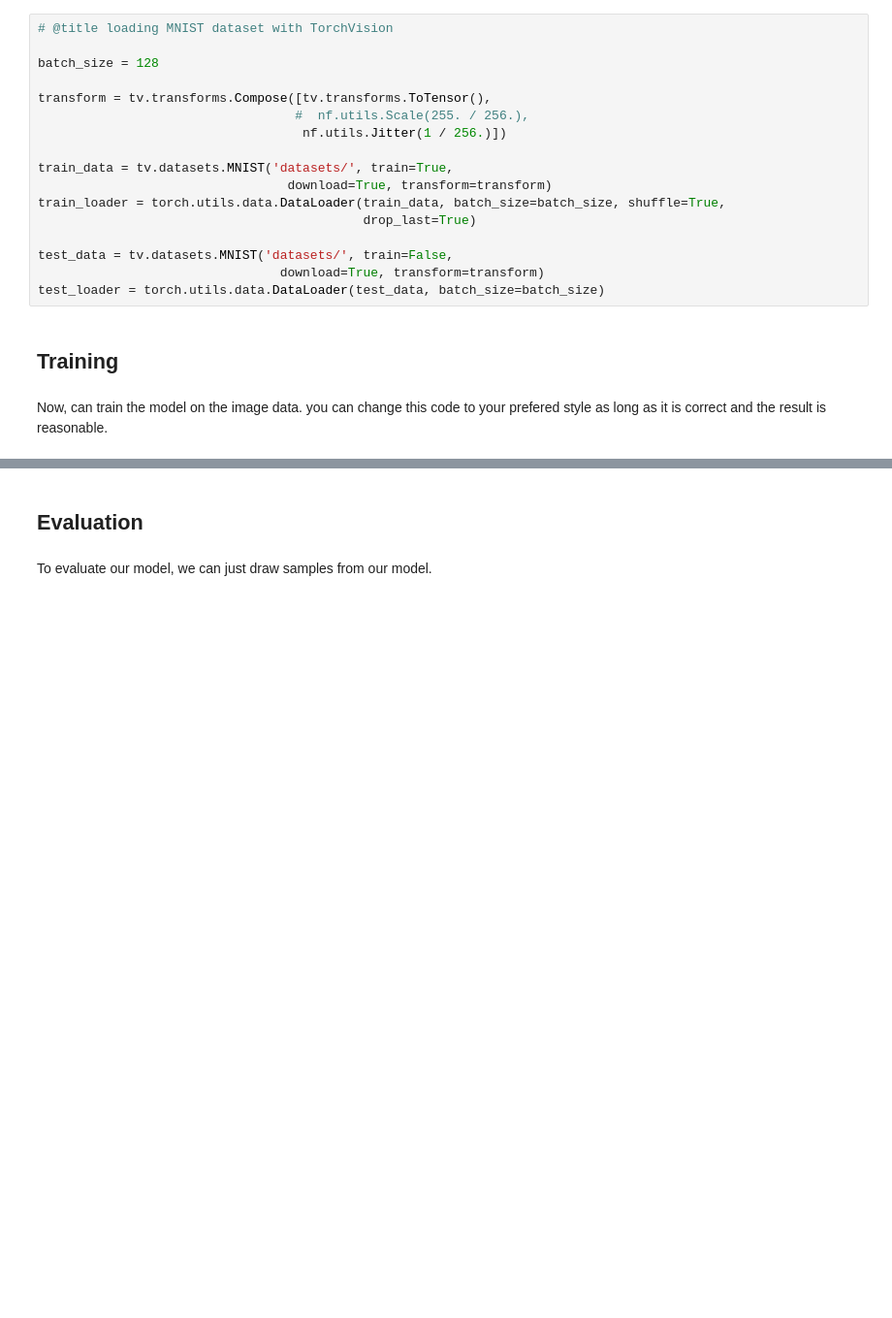
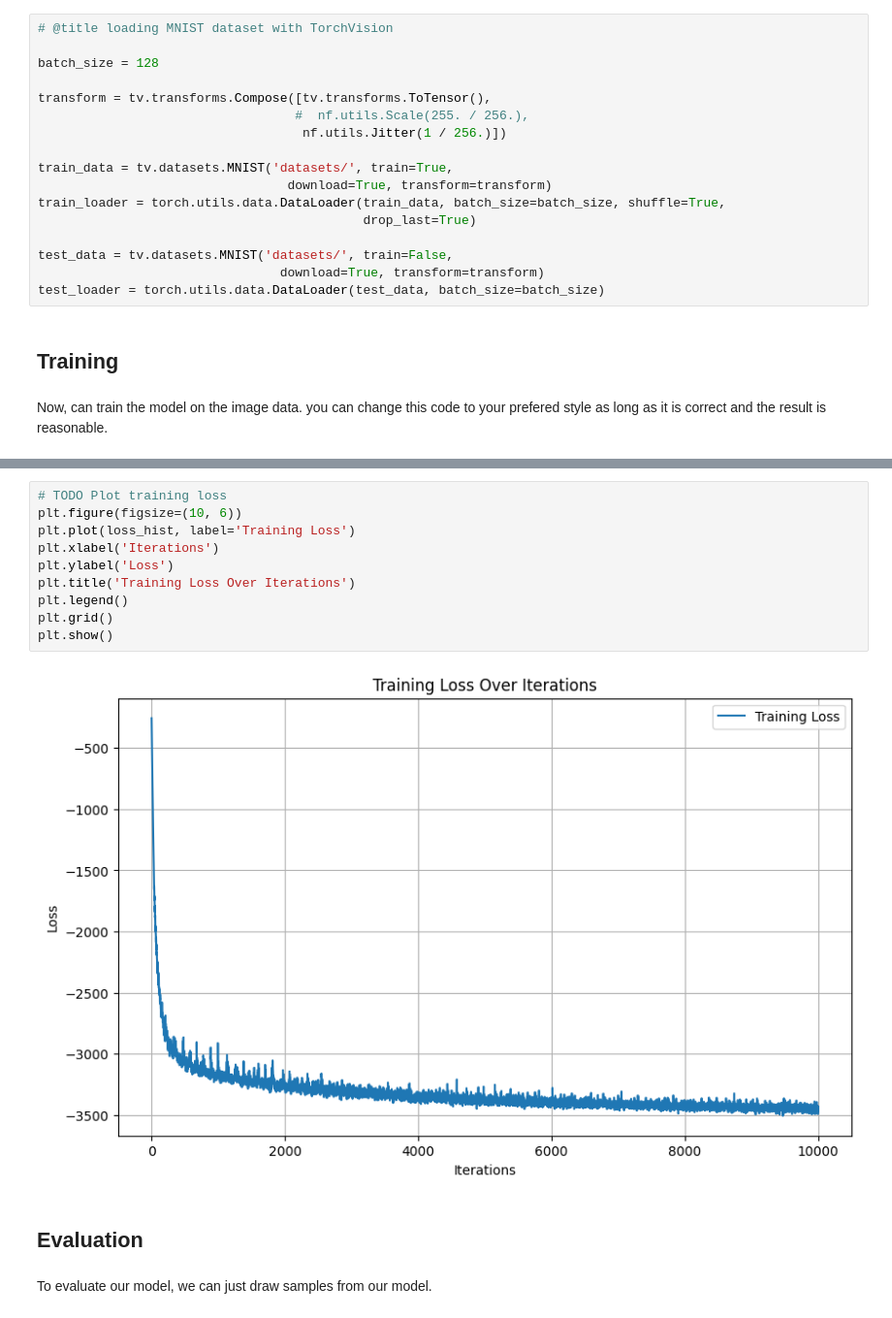
Before and after one commit to AmirHosseinNaghdi2003/Deep-Generative-Models, a Jupyter notebook: CHW3/DGM_HW3_Normalizing Flow_Practical.ipynb, the cells around one changed output, grey strips where cells are left out. Shown at 97% size. Saved outputs shown, nothing was run; the diff lists cells and outputs as text; blank space fills up the shorter version.

```diff
--- a/CHW3/DGM_HW3_Normalizing Flow_Practical.ipynb
+++ b/CHW3/DGM_HW3_Normalizing Flow_Practical.ipynb
@@ -438,3 +580,15 @@ print(f'Final model saved to {final_checkpoint_path}')
+# %%
+# TODO Plot training loss
+plt.figure(figsize=(10, 6))
+plt.plot(loss_hist, label='Training Loss')
+plt.xlabel('Iterations')
+plt.ylabel('Loss')
+plt.title('Training Loss Over Iterations')
+plt.legend()
+plt.grid()
+plt.show()
+# %% [output]
+[figure, added]
 # %% [markdown]
 ## Evaluation
 # %% [markdown]
```
Also changed, not shown: parts of 17 cells of this notebook.
